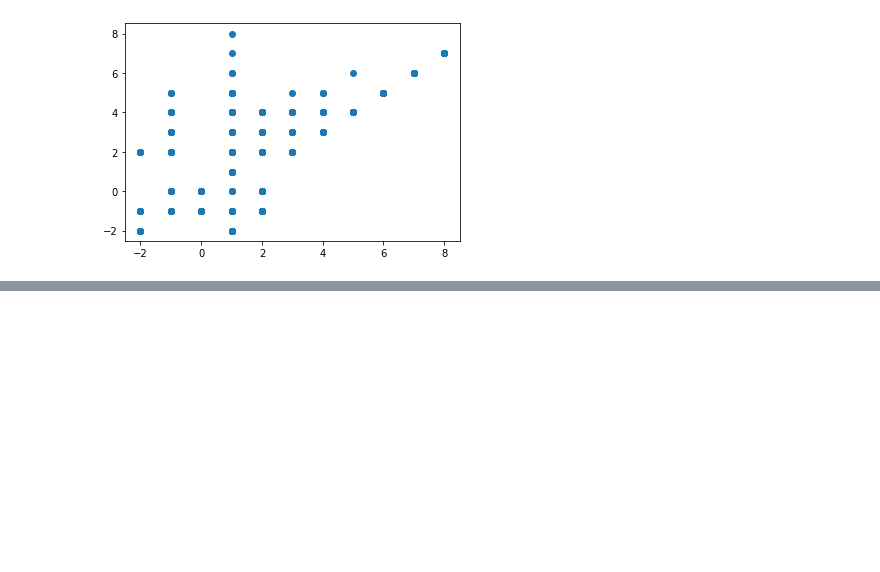
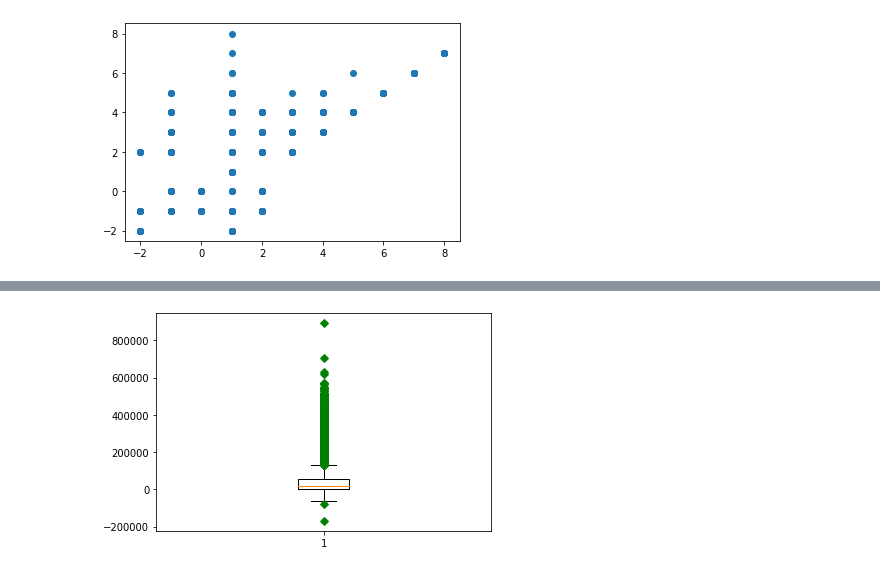
Before and after one commit to rchacon-xx/dataanalysis, a Jupyter notebook: Modulo5/Tarea 2/CreditOneExploratoryAnalysis.ipynb, the cells around one changed output, grey strips where cells are left out. Cells and saved outputs as stored; diff of their text form; code cells hidden in the pictures; blank space fills up the shorter version.

```diff
--- a/Modulo5/Tarea 2/CreditOneExploratoryAnalysis.ipynb
+++ b/Modulo5/Tarea 2/CreditOneExploratoryAnalysis.ipynb
@@ -108,0 +142,6 @@ plt.scatter(x,y)
+# %%
+D = credit['BILL_AMT4']
+plt.boxplot(D,0,'gD')
+plt.show()
+# %% [output]
+[figure, added]
```
Also changed, not shown: parts of 82 cells of this notebook, 2 other files.
